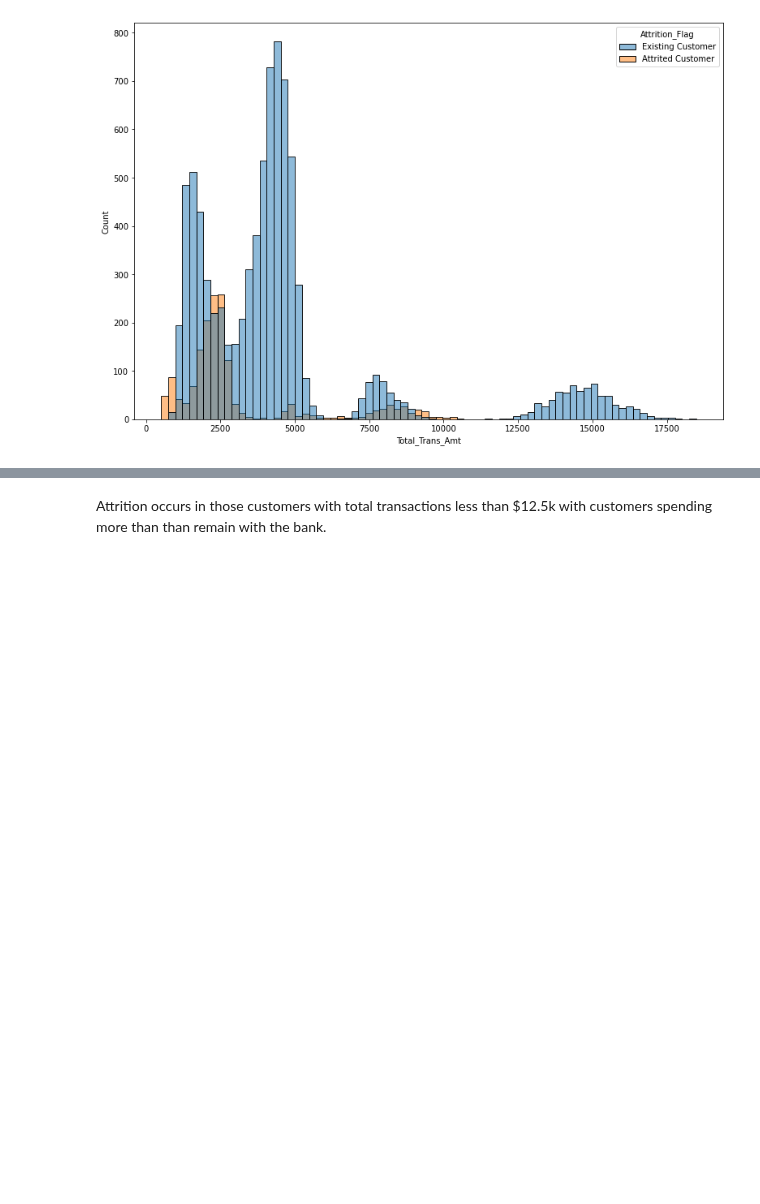
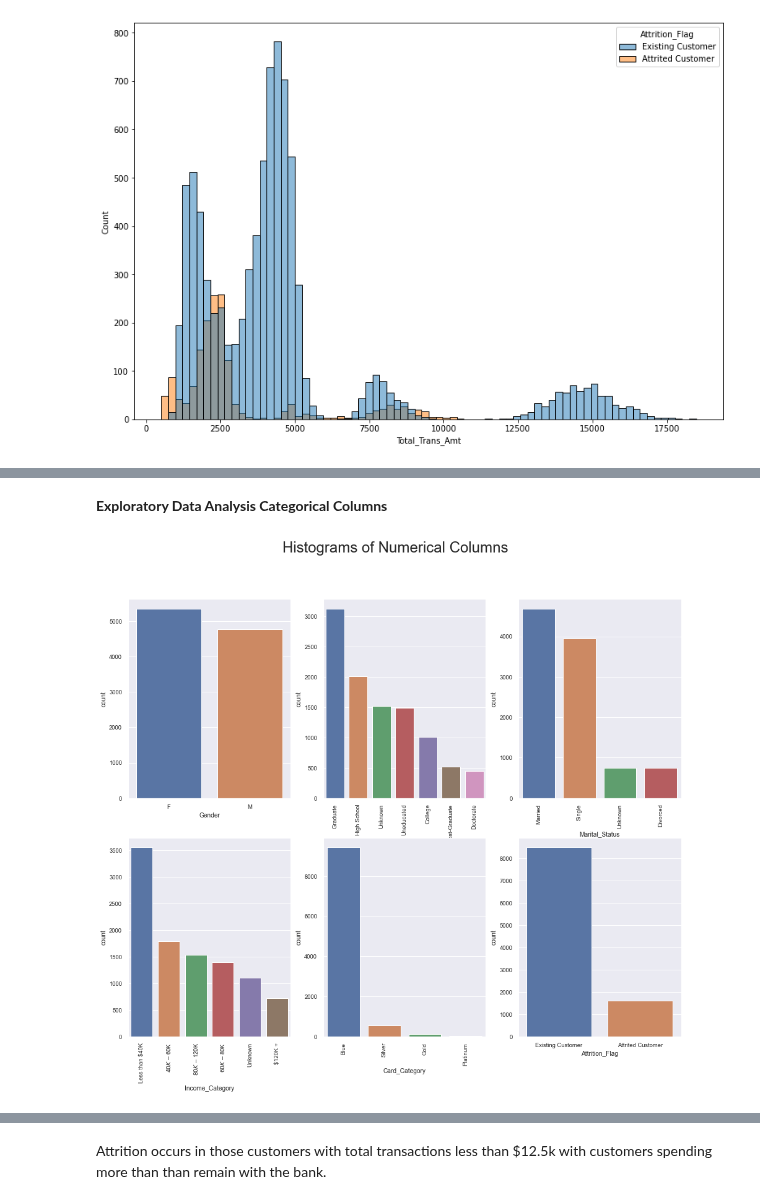
Before and after one commit to RonnyCh/mydsbook, a Jupyter notebook: Customer Churn From Kaggle.ipynb, the cells around one changed output, grey strips where cells are left out. Drawn from its saved outputs; the diff is of its cells as text; code cells hidden in the pictures; blank space fills up the shorter version.

```diff
--- a/Customer Churn From Kaggle.ipynb
+++ b/Customer Churn From Kaggle.ipynb
@@ -145,6 +83,0 @@ Looks like they do have a lot of contacts as per above groupby.
-# %%
-dataset['Revolving_Flag'] = 'Normal'
-dataset.loc[:,'Revolving_Flag']
-
-dataset.loc[(dataset.Total_Revolving_Bal > 2400),'Revolving_Flag']='High Attrition'
-dataset.loc[(dataset.Total_Revolving_Bal == 0),'Revolving_Flag']='High Attrition'
@@ -234,0 +148,31 @@ sns.histplot(x=dataset['Total_Trans_Amt'], data=dataset, hue='Attrition_Flag')
+# %% [markdown]
+**Exploratory Data Analysis Categorical Columns**
+# %%
+columns = ['Gender','Education_Level','Marital_Status','Income_Category','Card_Category','Attrition_Flag']
+
+
+norow = int(round(len(columns)/3,0))
+
+fiq, ax = plt.subplots(norow, 3, figsize=(16,13))
+
+
+plt.suptitle('Histograms of Numerical Columns\n',horizontalalignment="center",fontstyle = "normal", fontsize = 24, fontfamily = "sans-serif")
+
+for i,d in enumerate(columns):
+     #print (i,d)
+     if i < 3:
+         chart = sns.countplot(x=dataset.loc[:,d], data=dataset, order = dataset.loc[:,d].value_counts().index, ax=ax[0,i])
+         sns.set(font_scale = 1)
+         if dataset.loc[:,d].nunique() > 3:
+             chart.set_xticklabels(chart.get_xticklabels(), rotation=90)
+
+     else:
+         chart = sns.countplot(x=dataset.loc[:,d], data=dataset, order = dataset.loc[:,d].value_counts().index, ax=ax[1,i-6])
+         sns.set(font_scale = 1)
+         if dataset.loc[:,d].nunique() > 3:
+             chart.set_xticklabels(chart.get_xticklabels(), rotation=90)
+
+
+        #chart.set(title='Tips Bar Plot Default (Avg)')
+# %% [output]
+[figure, added]
```
Also changed, not shown: parts of 41 cells of this notebook.
